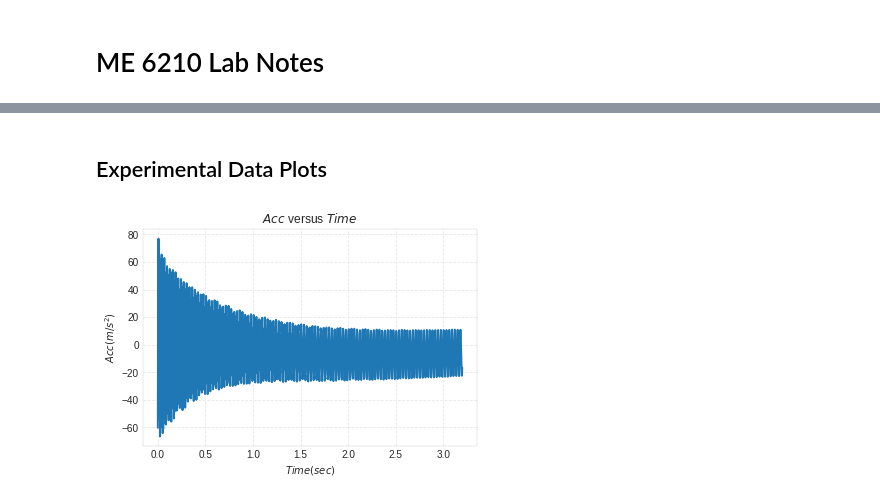
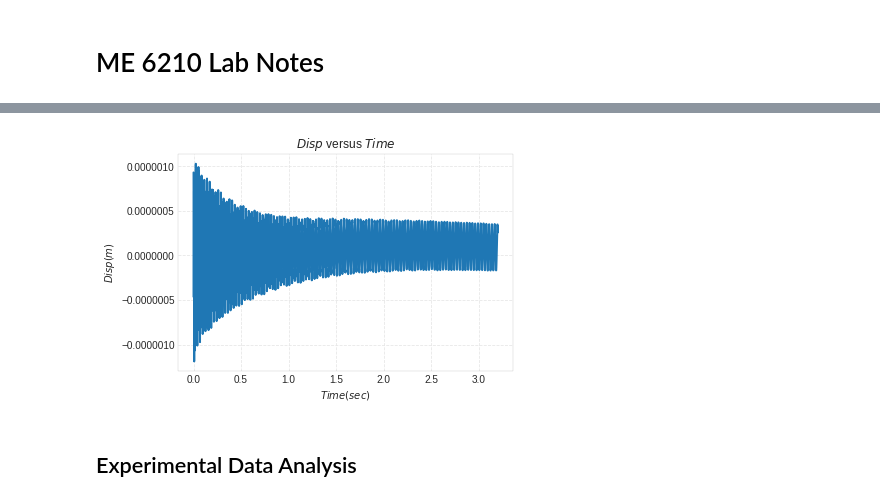
Before and after one commit to josephcslater/MechanicalVibrationLab, a Jupyter notebook: labnotes/Lab1.ipynb, the cells around one changed output, grey strips where cells are left out. Saved outputs shown, nothing was run; the diff lists cells and outputs as text; code cells hidden in the pictures.

```diff
--- a/labnotes/Lab1.ipynb
+++ b/labnotes/Lab1.ipynb
@@ -15,0 +23,10 @@ import math as math
+# %%
+E=7.31e10 #young's Modulus
+b1=0.0254 #width
+h=0.0127 #height
+l=0.5524 #length
+r=2.7*(10**3) #Density
+v=l*b1*h #volume
+m=r*v #mass
+I=(1/12)*b1*(h**3) #Area moment of inertia
+n=400#no: of amplitudes to be considered in the experimental plots for analysis
@@ -16,21 +54,17 @@ import math as math
+# %%
+#  Disp vs Time
+
+Td= (Time[n]-Time[0])/n
+Wd=(2*math.pi)/Td
+Disp=Acc/(-Wd**2)
+plt.plot(Time,Disp)
+plt.grid('on')
+plt.ylabel('$Disp(m)$')
+plt.xlabel('$Time(sec)$')
+plt.title('$Disp$ versus $Time$')
+plt.show()
+# %% [output]
+[figure, added]
 # %% [markdown]
-Experimental Data Plots
---------------------------
+Experimental Data Analysis
+------------------------------
-# %%
-# Acc vs Time
-
-%matplotlib inline
-mat_contents=sio.loadmat('Case2.mat')
-Time = mat_contents['Time_domain']
-b = mat_contents['Time_chan_2']
-# The acceleration values from Bobcat will be in Gs. So,  to convert them to m/s^2,
-# we will have to multiply the vector by 9.81
-Acc=b*9.81
-plt.plot(Time,Acc)
-plt.grid('on')
-plt.ylabel('$Acc(m/s^2)$')
-plt.xlabel('$Time(sec)$')
-plt.title('$Acc$ versus $Time$')
-plt.show()
-# %% [output]
-[figure, removed]
```
Also changed, not shown: parts of 25 cells of this notebook, 1 other file.
